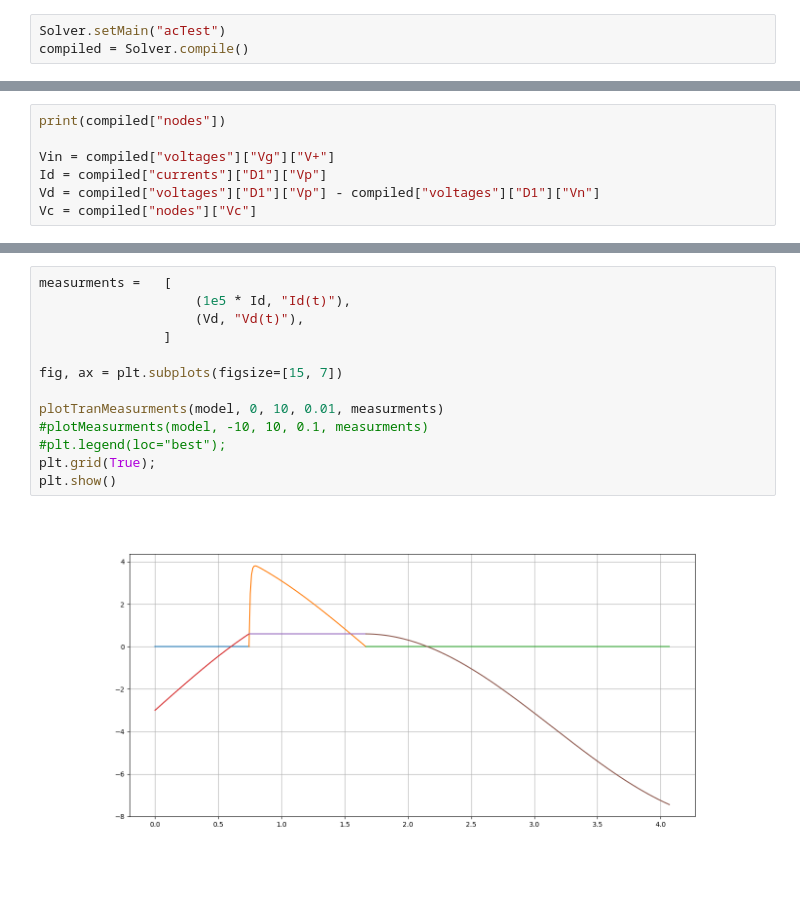
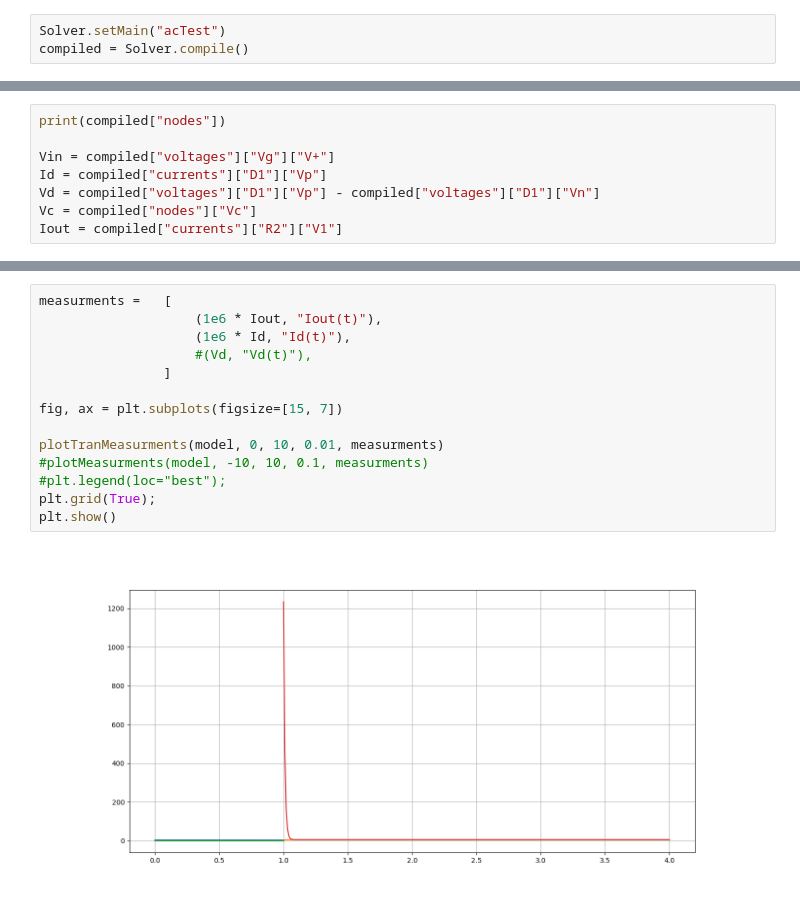
Before and after one commit to Baby1991/Symbolic-Spice, a Jupyter notebook: rectifier.ipynb, the cells around one changed output, grey strips where cells are left out. Cells and saved outputs as stored; diff of their text form.

```diff
--- a/rectifier.ipynb
+++ b/rectifier.ipynb
@@ -54,4 +53,5 @@ Vin = compiled["voltages"]["Vg"]["V+"]
 Id = compiled["currents"]["D1"]["Vp"]
 Vd = compiled["voltages"]["D1"]["Vp"] - compiled["voltages"]["D1"]["Vn"]
 Vc = compiled["nodes"]["Vc"]
+Iout = compiled["currents"]["R2"]["V1"]
 # %% [output]
@@ -95,15 +95,16 @@ plt.show()
 # %%
 measurments =   [
-                    (1e5 * Id, "Id(t)"),
-                    (Vd, "Vd(t)"),
+                    (1e6 * Iout, "Iout(t)"),
+                    (1e6 * Id, "Id(t)"),
+                    #(Vd, "Vd(t)"),
                 ]
 
 fig, ax = plt.subplots(figsize=[15, 7])
 
 plotTranMeasurments(model, 0, 10, 0.01, measurments)
 #plotMeasurments(model, -10, 10, 0.1, measurments)
 #plt.legend(loc="best");
 plt.grid(True);
 plt.show()
 # %% [output]
-[figure, old version]
+[figure, new version]
```
Also changed, not shown: parts of 5 cells of this notebook, 4 other files.
